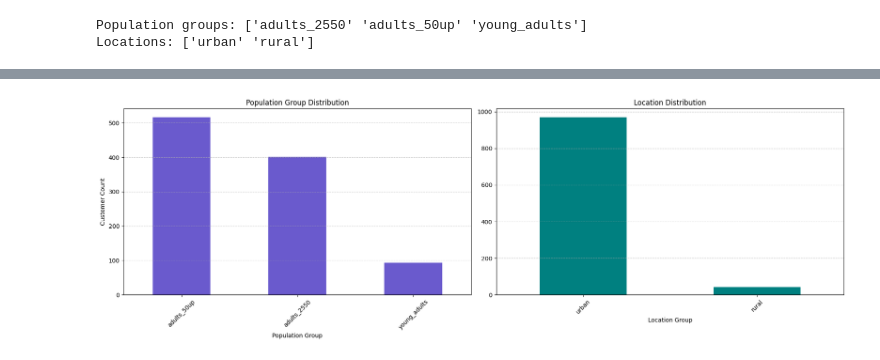
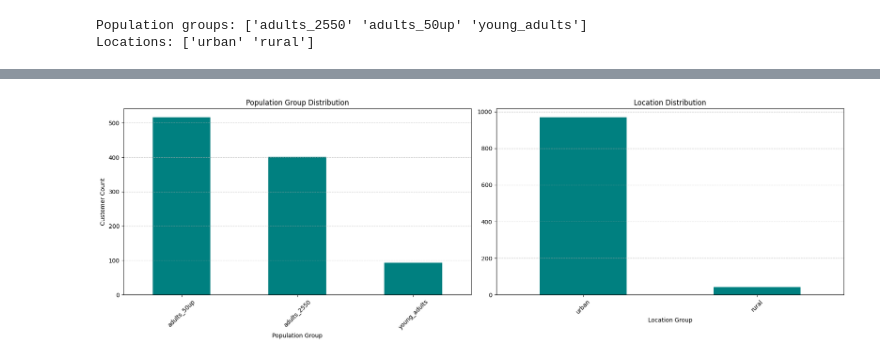
Before and after one commit to lcabrp/card_transactions_analysis, a Jupyter notebook: 01_data_transf.ipynb, the cells around one changed output, grey strips where cells are left out. Saved outputs shown, nothing was run; the diff lists cells and outputs as text; code cells hidden in the pictures.

```diff
--- a/01_data_transf.ipynb
+++ b/01_data_transf.ipynb
@@ -158,33 +120,33 @@ plt.show()
 # %%
 import matplotlib.pyplot as plt
 
 fig, axes = plt.subplots(1, 2, figsize=(18, 6))
 
 # Population group distribution
 customers_df['pop_group'].value_counts().plot(
     kind='bar',
-    color='#6A5ACD',
+    color=plots_color,
     ax=axes[0]
 )
 axes[0].set_title('Population Group Distribution')
 axes[0].set_xlabel('Population Group')
 axes[0].set_ylabel('Customer Count')
 axes[0].tick_params(axis='x', rotation=45)
 axes[0].grid(axis='y', linestyle='--', alpha=0.7)
 
 # Location distribution
 customers_df['location'].value_counts().plot(
     kind='bar',
-    color='#008080',
+    color=plots_color,
     ax=axes[1]
 )
 axes[1].set_title('Location Distribution')
 axes[1].set_xlabel('Location Group')
 #axes[1].set_ylabel('Customer Count')
 axes[1].tick_params(axis='x', rotation=45)
 axes[1].grid(axis='y', linestyle='--', alpha=0.7)
 
 plt.tight_layout()
 plt.show()
 # %% [output]
-[figure, old version]
+[figure, new version]
```
Also changed, not shown: parts of 2 cells of this notebook.
